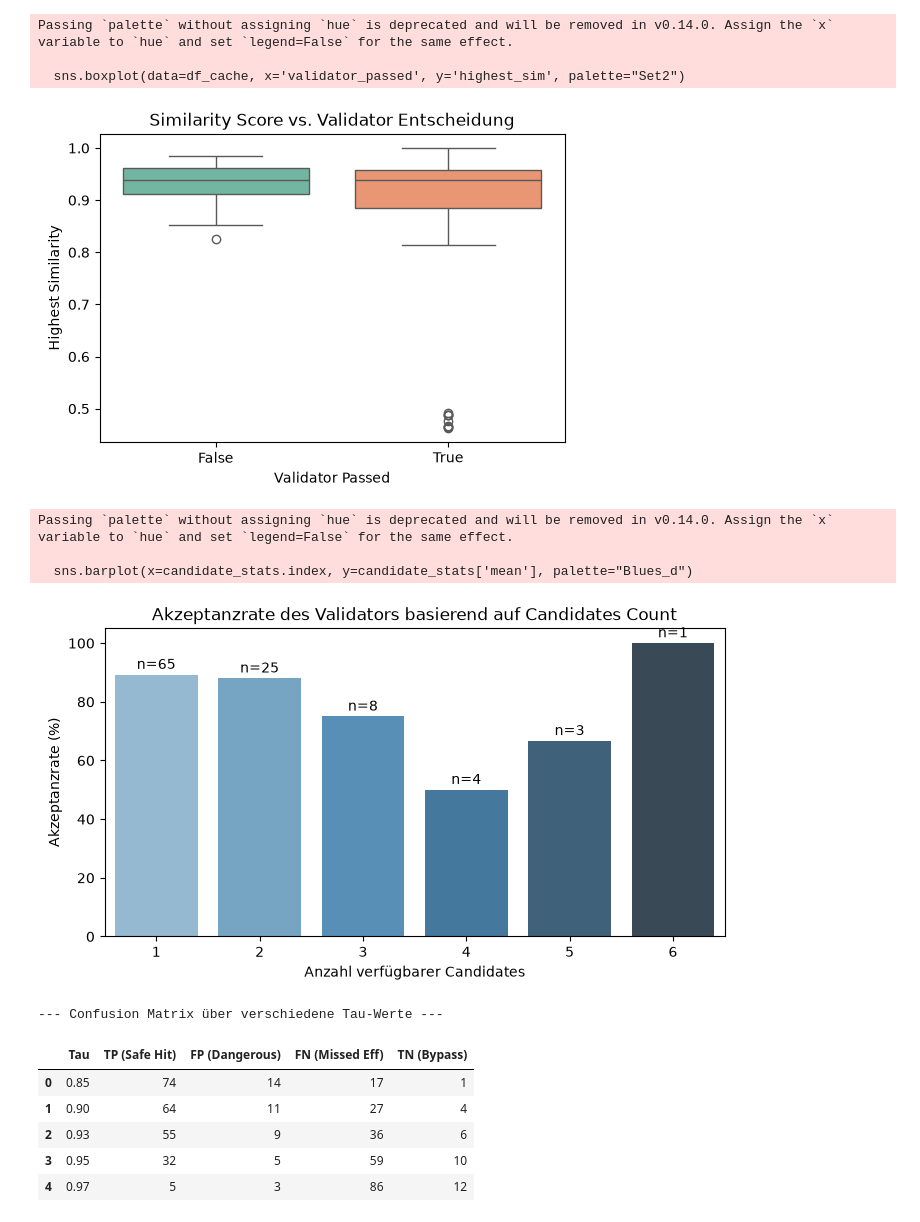
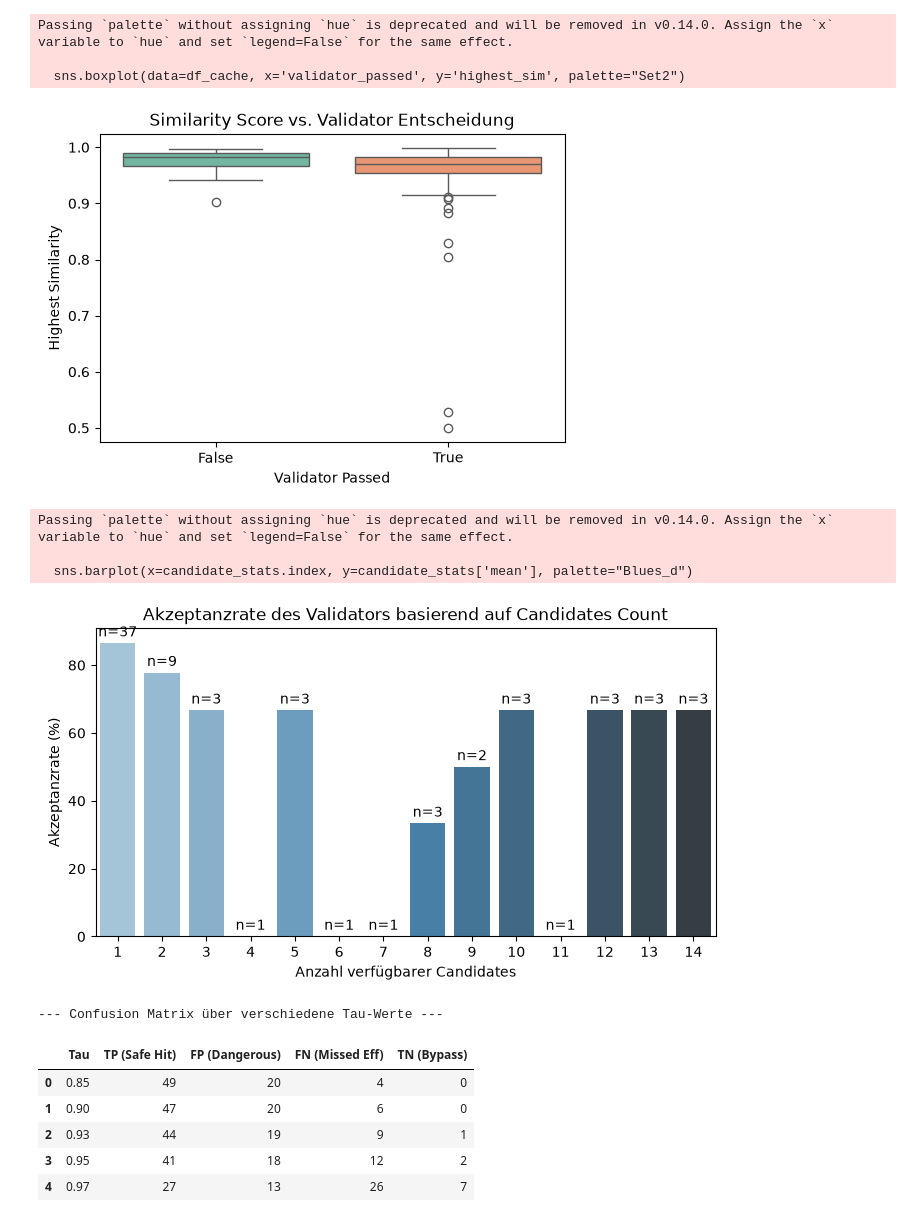
Before and after one commit to Daniel-Innsbruck/masterarbeit, a Jupyter notebook: phase_1_validation/caching_efficiency/cache_efficiency_analysis.ipynb, the cells around one changed output. Saved outputs shown, nothing was run; the diff lists cells and outputs as text; code cells hidden in the pictures.

```diff
--- a/phase_1_validation/caching_efficiency/cache_efficiency_analysis.ipynb
+++ b/phase_1_validation/caching_efficiency/cache_efficiency_analysis.ipynb
@@ -36,7 +37,7 @@ import numpy as np
 
 # 1. Daten laden (Passe den Dateipfad an deine Datei an)
 data = []
-with open("measurements/d309b277-6b25-4e33-a954-b8cdc7e288cf.jsonl", "r") as f: # 392c9cc7-f4c1-4529-94fc-2a1f59ced3cd
+with open("measurements/bfeeeccc-65bf-4dfd-bff6-483a1d9e6fe1.jsonl", "r") as f: # 392c9cc7-f4c1-4529-94fc-2a1f59ced3cd   d309b277-6b25-4e33-a954-b8cdc7e288cf
     for line in f:
         data.append(json.loads(line))
 
@@ -115,15 +116,15 @@ display(df_conf)
 Passing `palette` without assigning `hue` is deprecated and will be removed in v0.14.0. Assign the `x` variable to `hue` and set `legend=False` for the same effect.
 
   sns.boxplot(data=df_cache, x='validator_passed', y='highest_sim', palette="Set2")
-[figure, old version]
+[figure, new version]
 Passing `palette` without assigning `hue` is deprecated and will be removed in v0.14.0. Assign the `x` variable to `hue` and set `legend=False` for the same effect.
 
   sns.barplot(x=candidate_stats.index, y=candidate_stats['mean'], palette="Blues_d")
-[figure, old version]
+[figure, new version]
 --- Confusion Matrix über verschiedene Tau-Werte ---
 |  | Tau | TP (Safe Hit) | FP (Dangerous) | FN (Missed Eff) | TN (Bypass) |
-| 0 | 0.85 | 74 | 14 | 17 | 1 |
-| 1 | 0.90 | 64 | 11 | 27 | 4 |
-| 2 | 0.93 | 55 | 9 | 36 | 6 |
-| 3 | 0.95 | 32 | 5 | 59 | 10 |
-| 4 | 0.97 | 5 | 3 | 86 | 12 |
+| 0 | 0.85 | 49 | 20 | 4 | 0 |
+| 1 | 0.90 | 47 | 20 | 6 | 0 |
+| 2 | 0.93 | 44 | 19 | 9 | 1 |
+| 3 | 0.95 | 41 | 18 | 12 | 2 |
+| 4 | 0.97 | 27 | 13 | 26 | 7 |
```
Also changed, not shown: parts of 2 cells of this notebook, 6 other files.
